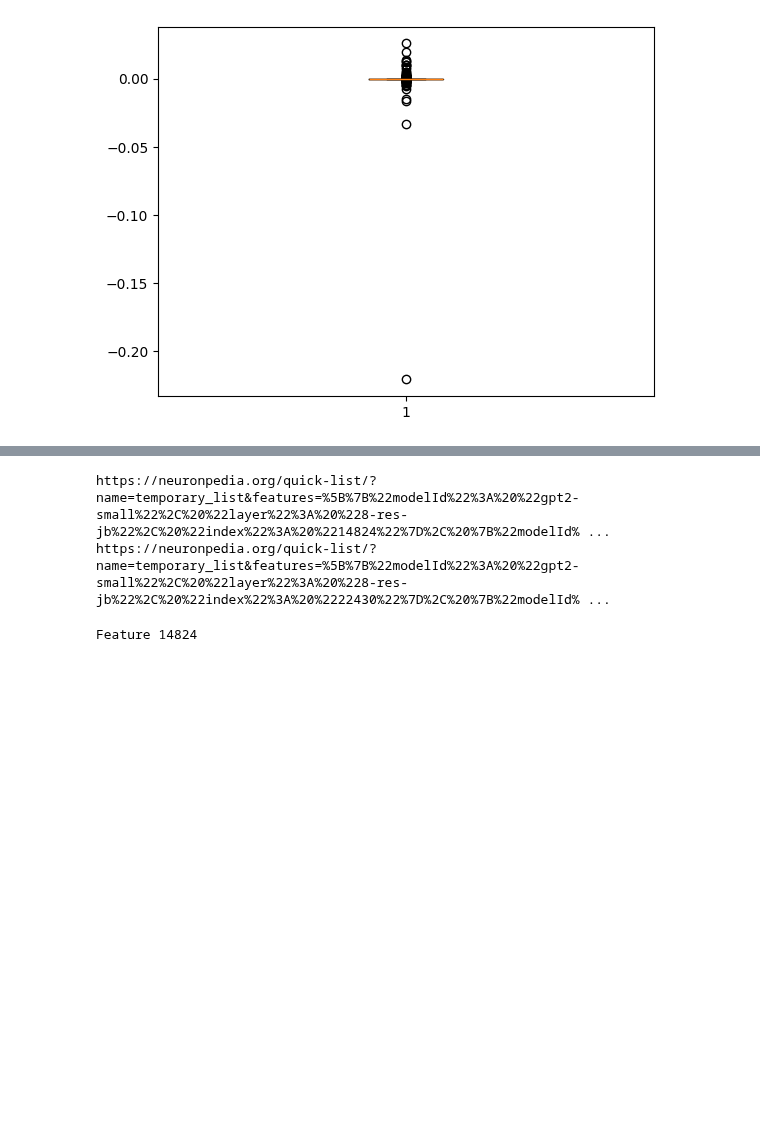
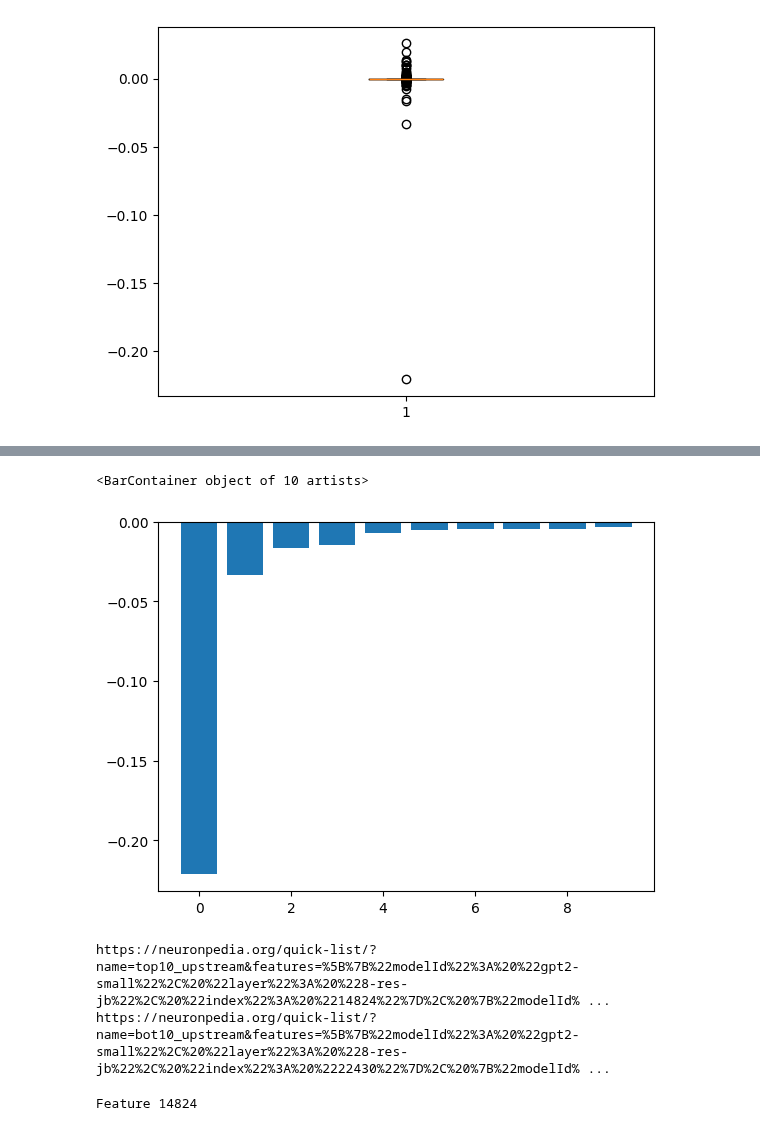
Before and after one commit to dtch1997/feature-lens, a Jupyter notebook: examples/walkthrough.ipynb, the cells around one changed output, grey strips where cells are left out. Cells and saved outputs as stored; diff of their text form; code cells hidden in the pictures; blank space fills up the shorter version.

```diff
--- a/examples/walkthrough.ipynb
+++ b/examples/walkthrough.ipynb
@@ -160,12 +165,18 @@ sae_up_topk, sae_up_botk = get_topk_and_botk_scores_and_features(sae_up_attrib_s
+# %%
+# Plot bot 10 scores
+plt.bar(range(10), sae_up_botk.scores.detach().cpu().numpy())
+# %% [output]
+<BarContainer object of 10 artists>
+[figure, added]
 # %%
 from feature_lens.utils.neuronpedia import get_neuronpedia_url
 
 UP_LAYER = 8
-print(get_neuronpedia_url(UP_LAYER, sae_up_topk.features))
-print(get_neuronpedia_url(UP_LAYER, sae_up_botk.features))
+print(get_neuronpedia_url(UP_LAYER, sae_up_topk.features, name = "top10_upstream"))
+print(get_neuronpedia_url(UP_LAYER, sae_up_botk.features, name = "bot10_upstream"))
 # %% [output]
-https://neuronpedia.org/quick-list/?name=temporary_list&features=%5B%7B%22modelId%22%3A%20%22gpt2-small%22%2C%20%22layer%22%3A%20%228-res-jb%22%2C%20%22index%22%3A%20%2214824%22%7D%2C%20%7B%22modelId% ...
-https://neuronpedia.org/quick-list/?name=temporary_list&features=%5B%7B%22modelId%22%3A%20%22gpt2-small%22%2C%20%22layer%22%3A%20%228-res-jb%22%2C%20%22index%22%3A%20%2222430%22%7D%2C%20%7B%22modelId% ...
+https://neuronpedia.org/quick-list/?name=top10_upstream&features=%5B%7B%22modelId%22%3A%20%22gpt2-small%22%2C%20%22layer%22%3A%20%228-res-jb%22%2C%20%22index%22%3A%20%2214824%22%7D%2C%20%7B%22modelId% ...
+https://neuronpedia.org/quick-list/?name=bot10_upstream&features=%5B%7B%22modelId%22%3A%20%22gpt2-small%22%2C%20%22layer%22%3A%20%228-res-jb%22%2C%20%22index%22%3A%20%2222430%22%7D%2C%20%7B%22modelId% ...
 # %%
 # Visualize token activation patterns for topk features
 for feature in sae_up_topk.features:
```
Also changed, not shown: parts of 6 cells of this notebook, 1 other file.
